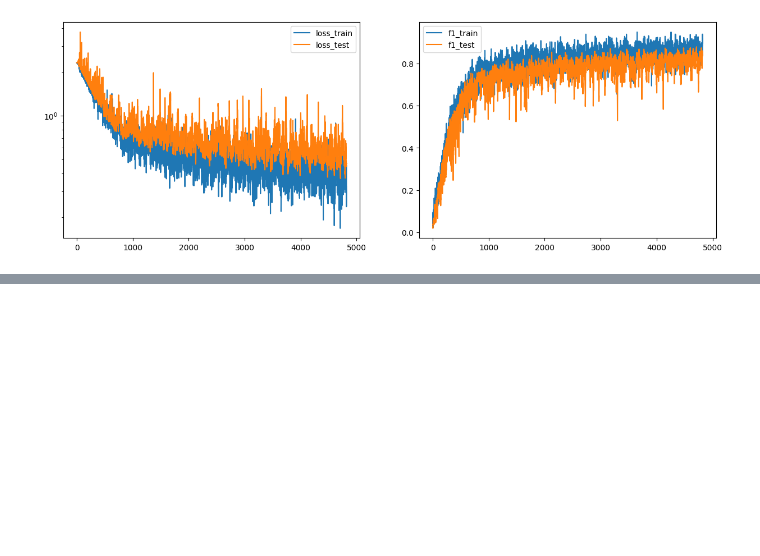
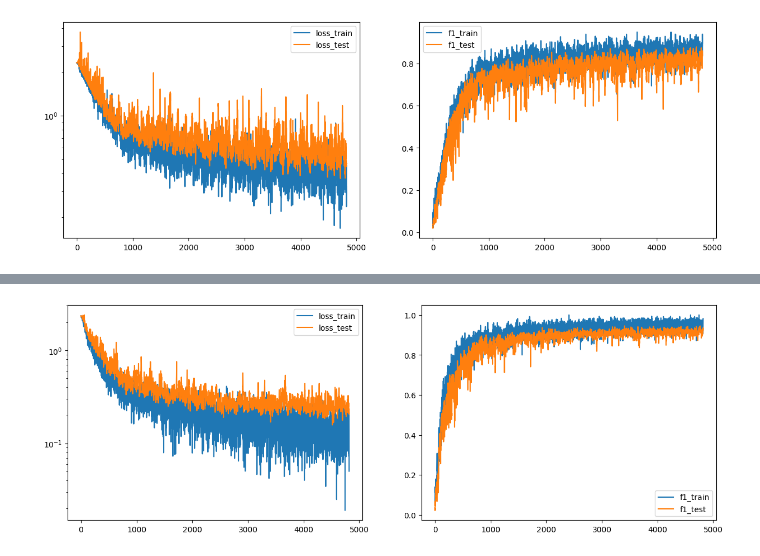
Before and after one commit to OSurD/BinaryNet, a Jupyter notebook: experiments/test_binary_models_on_filtered_dataset.ipynb, the cells around one changed output, grey strips where cells are left out. Cells and saved outputs as stored; diff of their text form; code cells hidden in the pictures; blank space fills up the shorter version.

Commit message:
add realization from repository

```diff
--- a/experiments/test_binary_models_on_filtered_dataset.ipynb
+++ b/experiments/test_binary_models_on_filtered_dataset.ipynb
@@ -208,0 +215,40 @@ trainer.visualize(filename=os.path.join(SIMPLECNN_DIR, "learning.jpg"))
+# %%
+from BinaryNet.binary_layers.XNORFromRepository import BinConv2d
+import torch
+
+class XNORFromRepositorySimpleCNN(torch.nn.Module):
+    def __init__(self, n_classes):
+        super().__init__()
+        self.net = torch.nn.Sequential(
+            torch.nn.Conv2d(1, 64, (5,5), padding=2),
+            torch.nn.BatchNorm2d(64),
+            torch.nn.ReLU(),
+            torch.nn.MaxPool2d((2,2), stride=2),
+            BinConv2d(64, 96, (3,3), padding=1),
+            torch.nn.MaxPool2d((2,2), stride=2),
+            BinConv2d(96, 128, (3,3), padding=1),
+            BinConv2d(128, 256, (3,3), padding=1),
+            torch.nn.AdaptiveAvgPool2d((1,1)),
+            torch.nn.Flatten()
+        )
+        self.fc = torch.nn.Sequential(
+            BinConv2d(256, 64, Linear=True),
+            torch.nn.Linear(64, n_classes)
+        )
+
+    def forward(self, x):
+        z = self.net(x)
+        return self.fc(z)
+# %%
+# Используем отдельный trainer, т.к. градиент и бинаризация весов реализованы отдельно от BinConv2d
+from BinaryNet.utils.BinOpClassificationTrainer import BinOpClassificationTrainer
+trainer_bin_op = BinOpClassificationTrainer(train, val)
+# %%
+SIMPLECNN_DIR = os.path.abspath('./models/XNORFromRepositorySimpleCNN')
+SIMPLECNN_CHECKPOINTS_DIR = os.path.join(SIMPLECNN_DIR, 'checkpoints')
+os.makedirs(SIMPLECNN_CHECKPOINTS_DIR, exist_ok=True)
+
+import warnings
+warnings.filterwarnings('ignore')
+
+model = trainer_bin_op.fit(20, XNORFromRepositorySimpleCNN(class_counts), bs_test=512, save_path=SIMPLECNN_CHECKPOINTS_DIR)
@@ -208,0 +269,4 @@ trainer.visualize(filename=os.path.join(SIMPLECNN_DIR, "learning.jpg"))
+# %%
+trainer_bin_op.visualize(filename=os.path.join(SIMPLECNN_DIR, "learning.jpg"))
+# %% [output]
+[figure, added]
```
Also changed, not shown: parts of 2 cells of this notebook, 5 other files.
